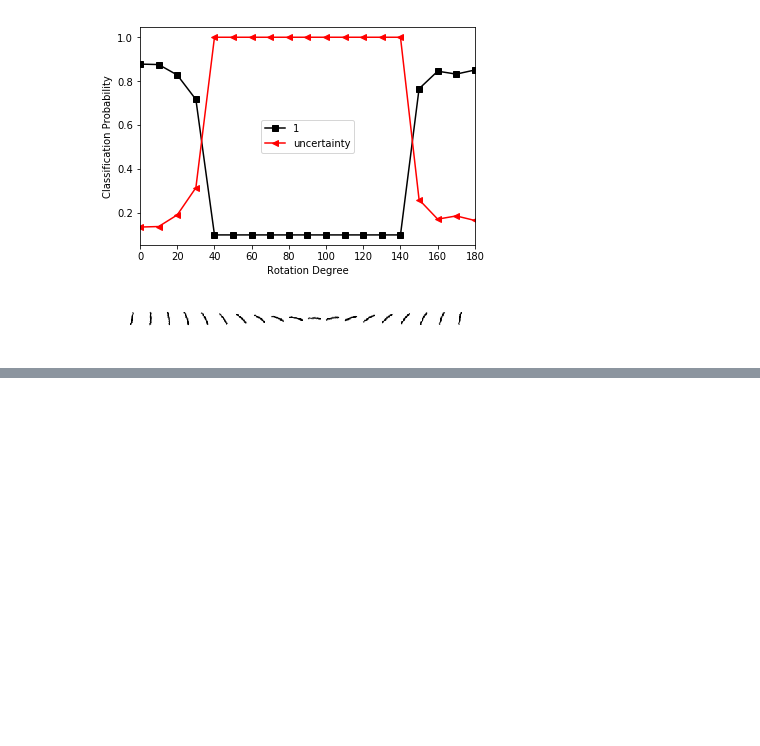
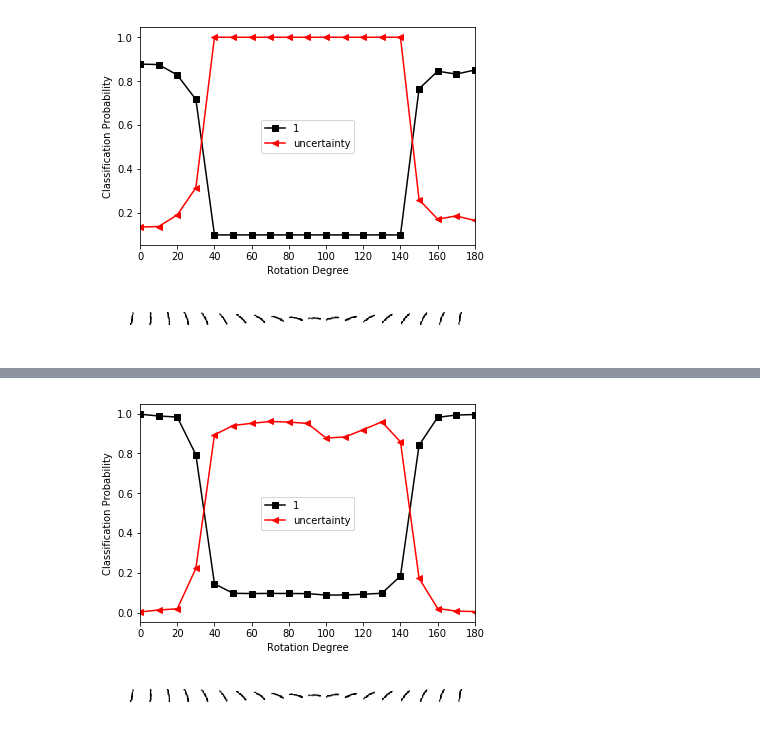
Before and after one commit to muratsensoy/muratsensoy.github.io, a Jupyter notebook: uncertainty.ipynb, the cells around one changed output, grey strips where cells are left out. Saved outputs shown, nothing was run; the diff lists cells and outputs as text; code cells hidden in the pictures; blank space fills up the shorter version.

```diff
--- a/uncertainty.ipynb
+++ b/uncertainty.ipynb
@@ -383,0 +533,5 @@ rotating_image_classification(digit_one, sess2, prob2, X2, keep_prob2, u)
+# %%
+rotating_image_classification(digit_one, sess4, prob4, X4, keep_prob4, u4)
+# %% [output]
+[figure, added]
+[figure, added]
```
Also changed, not shown: parts of 24 cells of this notebook, 1 other file.
